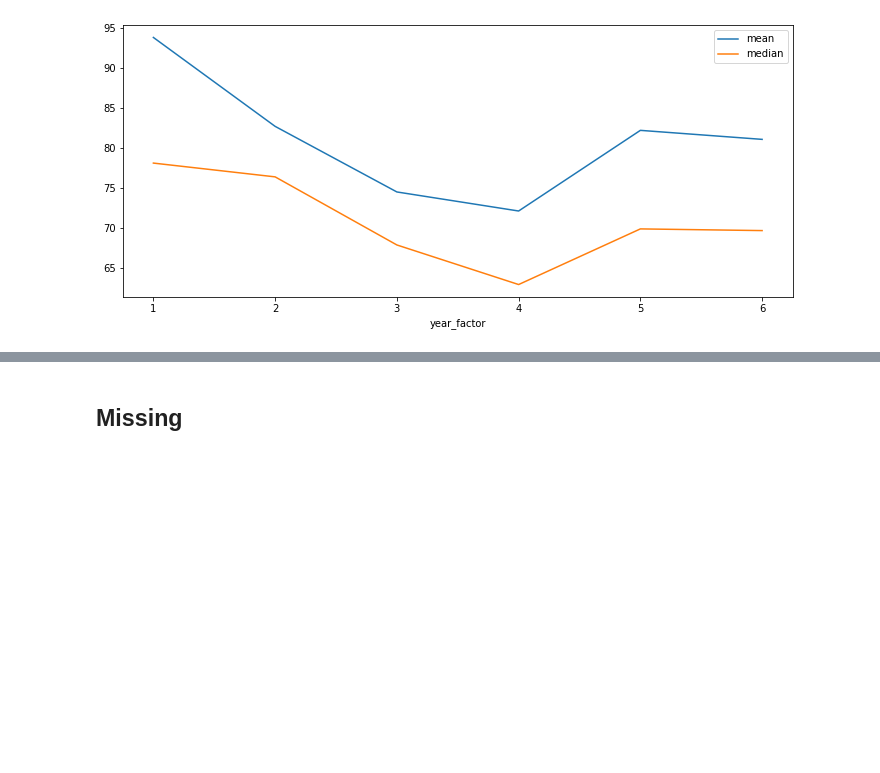
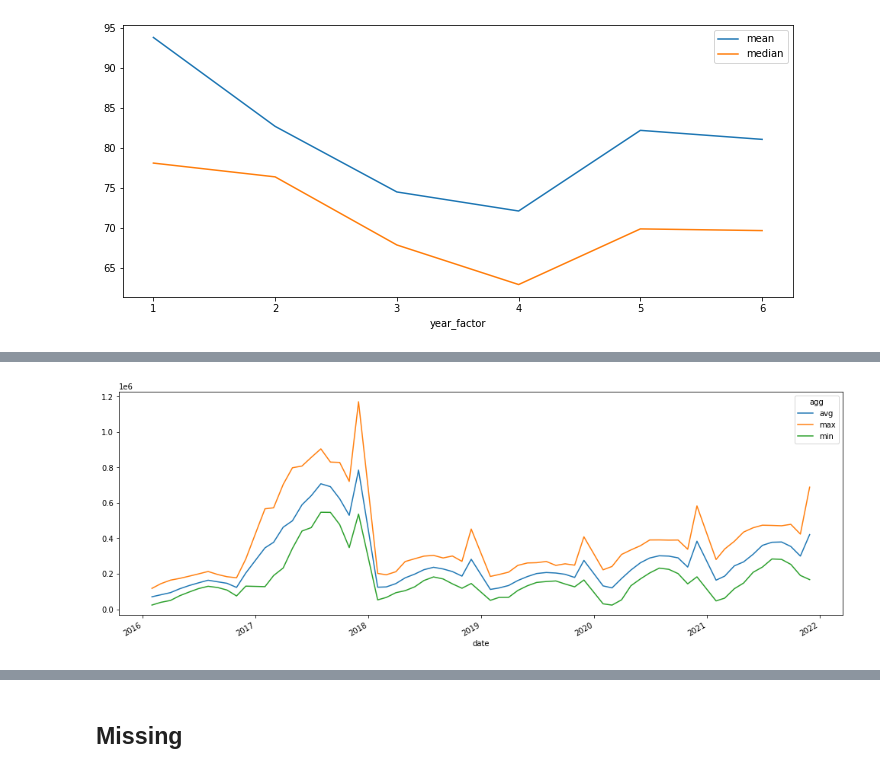
Before and after one commit to Sebasu11/WiDS-2022, a Jupyter notebook: WIDS2022.ipynb, the cells around one changed output, grey strips where cells are left out. Cells and saved outputs as stored; diff of their text form; code cells hidden in the pictures; blank space fills up the shorter version.

```diff
--- a/WIDS2022.ipynb
+++ b/WIDS2022.ipynb
@@ -547,6 +547,6 @@ train.groupby(["year_factor"])
 # %% [output]
 [figure]
 # %%
-yearly_temp = train.columns[10:46]
+yearly_temp = train.columns[10:46].tolist()
 yearly_temp
 # %% [output]
@@ -580,0 +572,18 @@ train.sample(10)
+# %%
+temp = pd.melt(train[["id","year_factor","state_factor"]+yearly_temp],
+                    id_vars=["id","year_factor","state_factor"],
+                    value_vars=yearly_temp,
+                    var_name = "month_agg",
+                    value_name="temperature"
+                    )
+temp["year"]=temp["year_factor"].map({7:"2022",6:"2021",5:"2020",4:"2019",3:"2018",2:"2017",1:"2016"})
+temp["month"]=(temp["month_agg"]
+               .apply(lambda x:x.split("_")[0])
+               .map({'april': '04','august': '08','december': '11',
+                     'february': '02','january': '01','july': '07',
+                     'june': '06','march': '03','may': '05',
+                     'november': '11','october': '10','september': '09'}))
+temp["date"] = pd.to_datetime(temp["year"]+"-"+temp["month"]) + pd.tseries.offsets.MonthEnd()
+temp["agg"] = temp["month_agg"].apply(lambda x:x.split("_")[1])
+temp=temp.drop(columns=["year_factor","month_agg","year","month"])
+temp.sample(10)
@@ -580,0 +602,14 @@ train.sample(10)
+# %%
+(temp.pivot_table(values="temperature",
+                index="date",
+                columns="agg",
+                aggfunc="sum",
+                fill_value=None,
+                margins=False,
+                dropna=True,
+                margins_name="All",
+                observed=False,)
+    .plot(kind="line",figsize=(17,6))
+);
+# %% [output]
+[figure, added]
```
Also changed, not shown: parts of 5 cells of this notebook.
